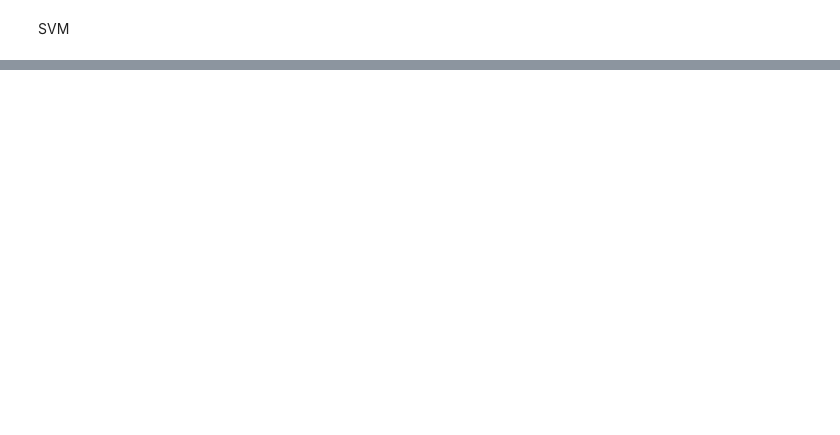
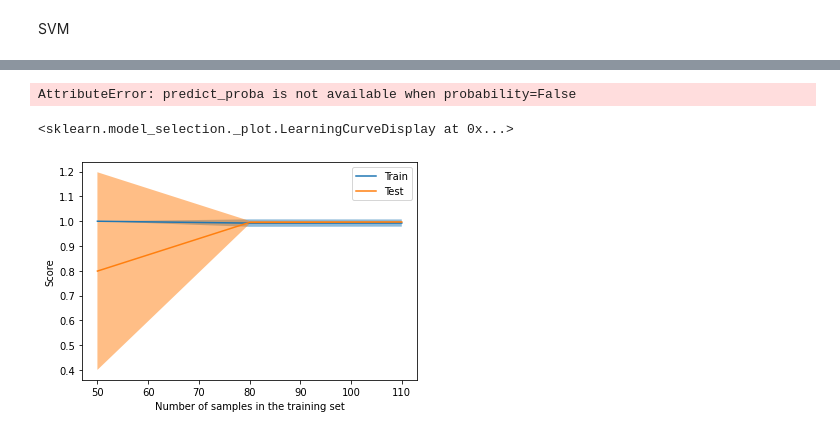
Before and after one commit to mahdialipoo/Project5_AI, a Jupyter notebook: hw5-ai.ipynb, the cells around one changed output, grey strips where cells are left out. Drawn from its saved outputs; the diff is of its cells as text; code cells hidden in the pictures; blank space fills up the shorter version.

```diff
--- a/hw5-ai.ipynb
+++ b/hw5-ai.ipynb
@@ -107,0 +124,6 @@ svc_disp = RocCurveDisplay.from_estimator(clf, X_test, y_test)
+# %%
+y_score_svm = clf.predict_proba(X_test)[:, 1]
+average_precision = average_precision_score(y_test, y_score_svm)
+print(average_precision)
+# %% [output]
+AttributeError: predict_proba is not available when probability=False
@@ -107,0 +136,12 @@ svc_disp = RocCurveDisplay.from_estimator(clf, X_test, y_test)
+# %%
+
+from sklearn.model_selection import LearningCurveDisplay
+from sklearn.svm import SVC
+from sklearn.utils import shuffle
+
+# X, y = shuffle(X, y, random_state=0)
+LearningCurveDisplay.from_estimator(
+   neigh, X, y, train_sizes=[50, 80, 110], cv=5)
+# %% [output]
+<sklearn.model_selection._plot.LearningCurveDisplay at 0x...>
+[figure, added]
```
Also changed, not shown: parts of 13 cells of this notebook.
